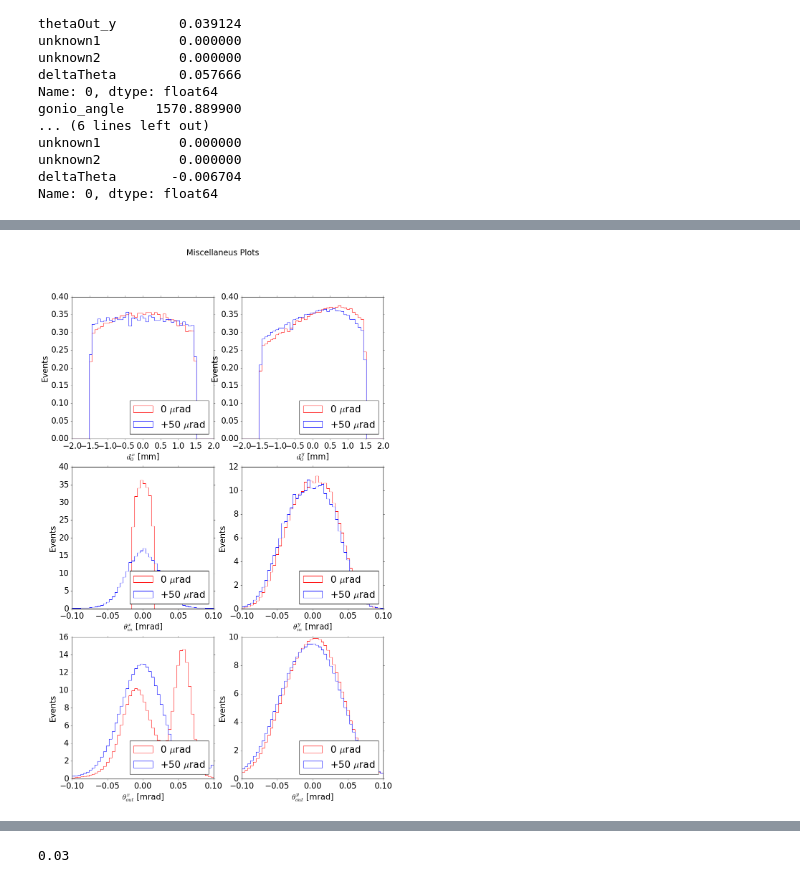
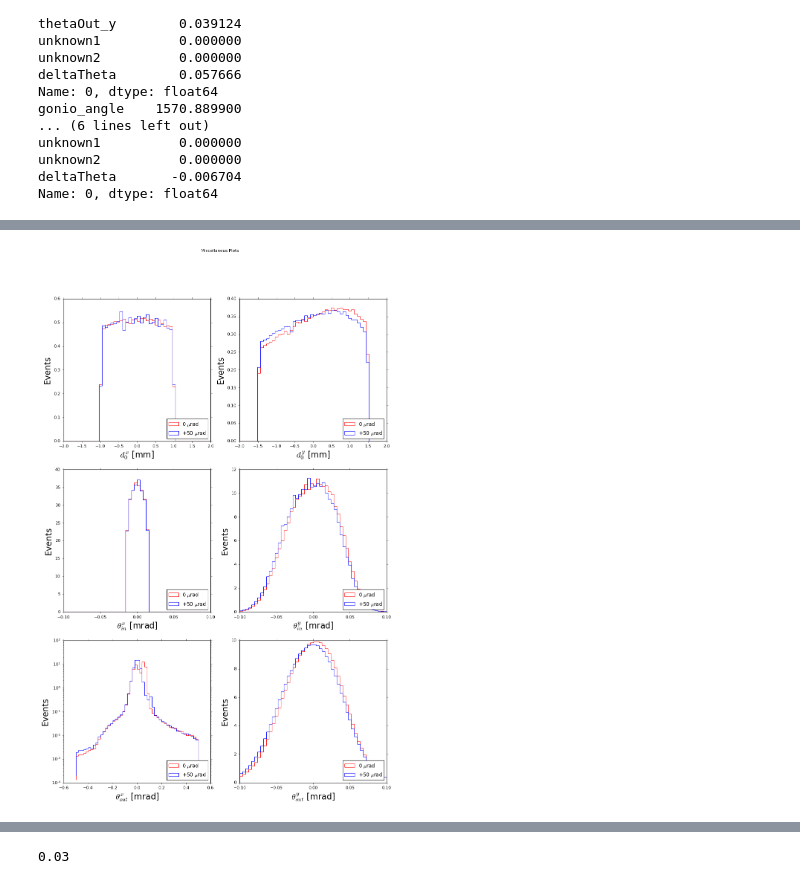
Before and after one commit to collamaf/UA9_22, a Jupyter notebook: analysis/DataAnalysis.ipynb, the cells around one changed output, grey strips where cells are left out. Cells and saved outputs as stored; diff of their text form; code cells hidden in the pictures.

```diff
--- a/analysis/DataAnalysis.ipynb
+++ b/analysis/DataAnalysis.ipynb
@@ -255,5 +255,5 @@ plt.show()
 # %%
-applyCut = False
+applyCut = True
 applyWeight = False
 max_d0x = 1.
 max_d0y = 2.
@@ -296,36 +302,36 @@ fig.suptitle("Miscellaneus Plots")
 plot1DNorm(axes[0][0],dataset["d0_x"],inFileLabel,r"$d_0^{x}$ [mm]","Events",
        False,'r',50,[-2.,2.])
 plot1DNorm(axes[0][0],datasetSimu["d0_x"],inSimFileLabel,r"$d_0^{x}$ [mm]","Events",
        False,'b',50,[-2.,2.])
 
 plot1DNorm(axes[0][1],dataset["d0_y"],inFileLabel,r"$d_0^{y}$ [mm]","Events",
        False,'r',50,[-2.,2.])
 plot1DNorm(axes[0][1],datasetSimu["d0_y"],inSimFileLabel,r"$d_0^{y}$ [mm]","Events",
        False,'b',50,[-2.,2.])
 
 plot1DNorm(axes[1][0],dataset["thetaIn_x"],inFileLabel,r"$\theta_{in}^{x}$ [mrad]","Events",
        False,'r',50,[-0.1,0.1])
 plot1DNorm(axes[1][0],datasetSimu["thetaIn_x"],inSimFileLabel,r"$\theta_{in}^{x}$ [mrad]","Events",
        False,'b',50,[-0.1,0.1])
 
 plot1DNorm(axes[1][1],dataset["thetaIn_y"],inFileLabel,r"$\theta_{in}^{y}$ [mrad]","Events",
        False,'r',50,[-0.1,0.1])
 plot1DNorm(axes[1][1],datasetSimu["thetaIn_y"],inSimFileLabel,r"$\theta_{in}^{y}$ [mrad]","Events",
        False,'b',50,[-0.1,0.1])
 
 plot1DNorm(axes[2][0],dataset["thetaOut_x"],inFileLabel,r"$\theta_{out}^{x}$ [mrad]","Events",
-       False,'r',50,[-0.1,0.1])
+       True,'r',50,[-0.5,0.5])
 plot1DNorm(axes[2][0],datasetSimu["thetaOut_x"],inSimFileLabel,r"$\theta_{out}^{x}$ [mrad]","Events",
-       False,'b',50,[-0.1,0.1])
+       True,'b',50,[-0.5,0.5])
 
 plot1DNorm(axes[2][1],dataset["thetaOut_y"],inFileLabel,r"$\theta_{out}^{y}$ [mrad]","Events",
        False,'r',50,[-0.1,0.1])
 plot1DNorm(axes[2][1],datasetSimu["thetaOut_y"],inSimFileLabel,r"$\theta_{out}^{y}$ [mrad]","Events",
        False,'b',50,[-0.1,0.1])
 
 plt.show()
 # %% [output]
-[figure, old version]
+[figure, new version]
 # %%
 fig, ax = plt.subplots(nrows=1, ncols=1,figsize=(7, 7),dpi=80,facecolor='w', edgecolor='k')
 
```
Also changed, not shown: parts of 10 cells of this notebook.
